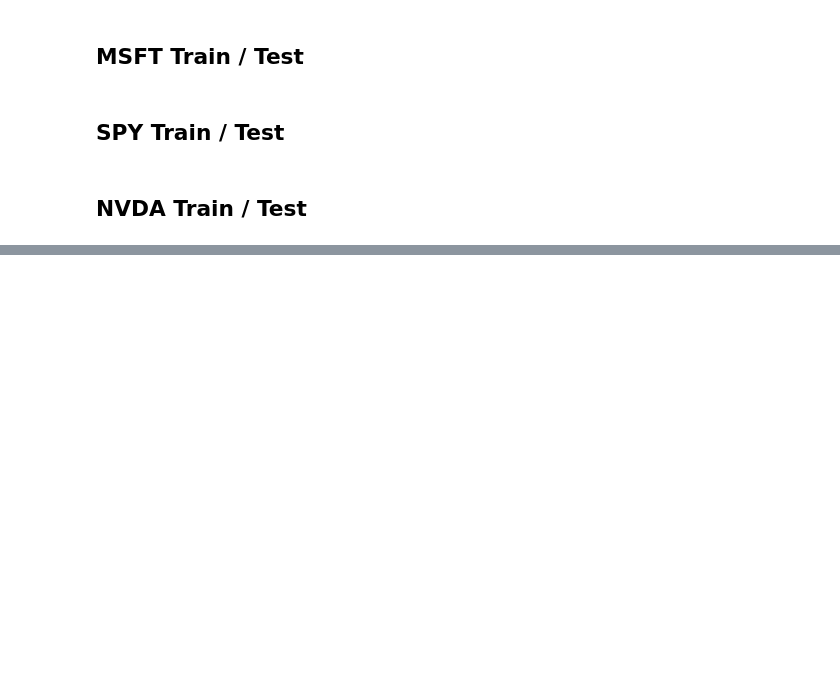
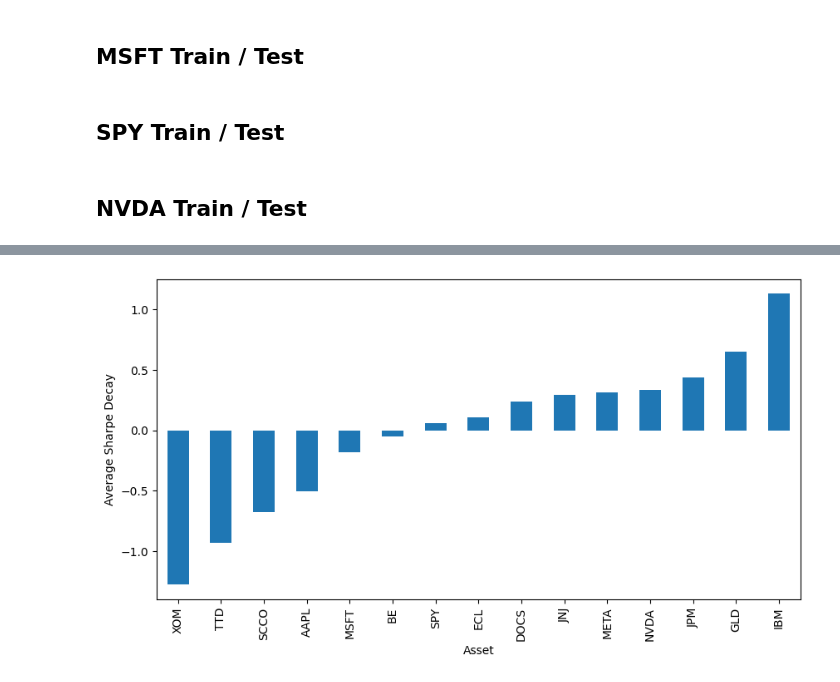
Before and after one commit to noelpdlt/quant-research-system, a Jupyter notebook: notebooks/traintestsplit.ipynb, the cells around one changed output, grey strips where cells are left out. Saved outputs shown, nothing was run; the diff lists cells and outputs as text; code cells hidden in the pictures; blank space fills up the shorter version.

```diff
--- a/notebooks/traintestsplit.ipynb
+++ b/notebooks/traintestsplit.ipynb
@@ -355,0 +379,19 @@ Testing Results
+# %%
+df["Decay"] = (
+    df["Test Sharpe"] -
+    df["Train Sharpe"]
+)
+
+decay = (
+    df.groupby("Asset")["Decay"]
+      .mean()
+      .sort_values()
+)
+
+decay.plot.bar(figsize=(10,5))
+
+plt.ylabel("Average Sharpe Decay")
+
+plt.show()
+# %% [output]
+[figure, added]
```
Also changed, not shown: parts of 15 cells of this notebook, 2 other files.
